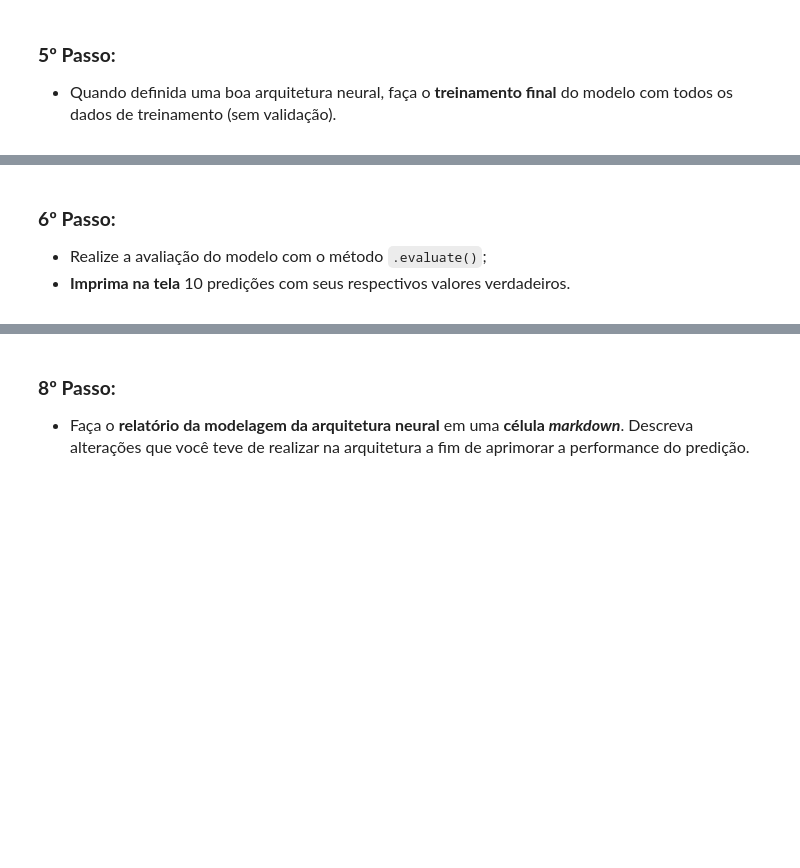
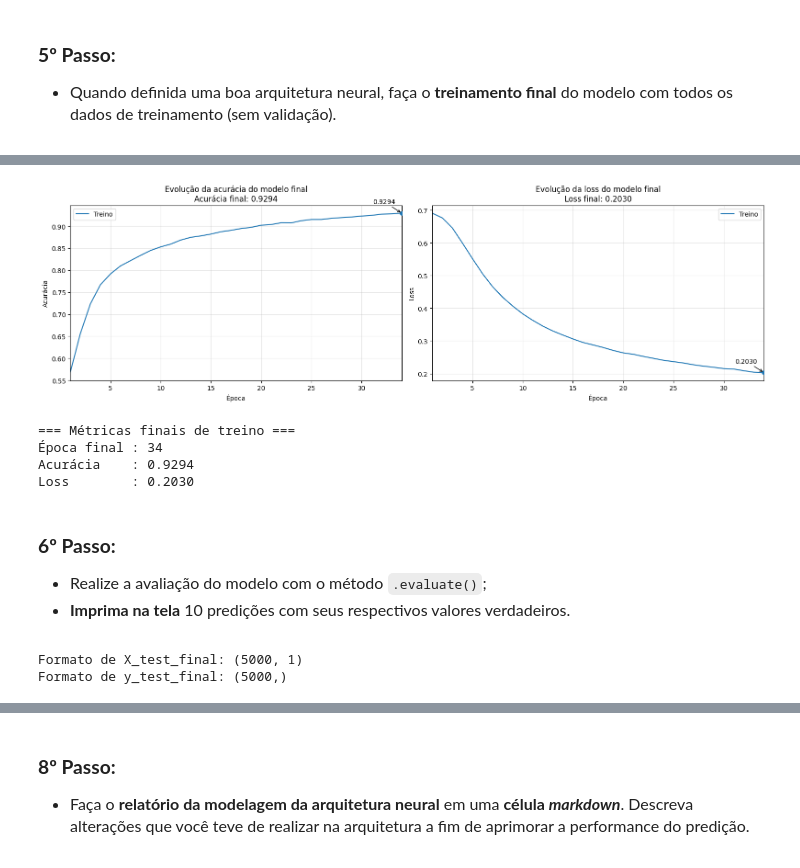
Before and after one commit to gilcesarf/imd1107-202601, a Jupyter notebook: 3-unidade/atividade2.ipynb, the cells around one changed output, grey strips where cells are left out. Cells and saved outputs as stored; diff of their text form; code cells hidden in the pictures; blank space fills up the shorter version.

Commit message:
Finaliza atividade 2

```diff
--- a/3-unidade/atividade2.ipynb
+++ b/3-unidade/atividade2.ipynb
@@ -1244,0 +1292,18 @@ Epoch 21/50
+# %%
+# ============================================================
+# Vetorização final
+# ============================================================
+
+vectorizer_final = layers.TextVectorization(
+    standardize=Preprocessor,
+    max_tokens=VOCAB_SIZE,
+    output_mode="int",
+    output_sequence_length=MAX_LENGTH
+)
+
+vectorizer_final.adapt(X_train_final)
+
+print(
+    f"Tamanho efetivo do vocabulário: "
+    f"{vectorizer_final.vocabulary_size()}"
+)
@@ -1244,0 +1375,11 @@ Epoch 21/50
+# %%
+# ============================================================
+# Treinamento final
+# ============================================================
+
+tf.keras.backend.clear_session()
+tf.keras.utils.set_random_seed(RANDOM_STATE)
+
+model_final = criar_modelo_final()
+
+model_final.summary()
@@ -1244,0 +1408,10 @@ Epoch 21/50
+# %%
+
+history_final = model_final.fit(
+    X_train_final,
+    y_train_final,
+    epochs=FINAL_EPOCHS,
+    batch_size=FINAL_BATCH_SIZE,
+    shuffle=True,
+    verbose=1
+)
@@ -1245,6 +1551,34 @@ Epoch 21/50
+# %%
+plotar_historico_modelo_final(history_final)
+# %% [output]
+[figure, added]
+=== Métricas finais de treino ===
+Época final : 34
+Acurácia    : 0.9294
+Loss        : 0.2030
 # %% [markdown]
 ### **6º Passo:**
 <font size=3>
 
 - Realize a avaliação do modelo com o método `.evaluate()`;
 - **Imprima na tela** 10 predições com seus respectivos valores verdadeiros.
+# %%
+# ============================================================
+# Preparação do conjunto de teste
+# ============================================================
+
+X_test_final = tf.convert_to_tensor(
+    X_test.astype(str).to_numpy().reshape(-1, 1),
+    dtype=tf.string
+)
+
+y_test_final = tf.convert_to_tensor(
+    y_test.to_numpy(),
+    dtype=tf.float32
+)
+
+print(f"Formato de X_test_final: {X_test_final.shape}")
+print(f"Formato de y_test_final: {y_test_final.shape}")
+# %% [output]
+Formato de X_test_final: (5000, 1)
+Formato de y_test_final: (5000,)
```
Also changed, not shown: parts of 24 cells of this notebook.
